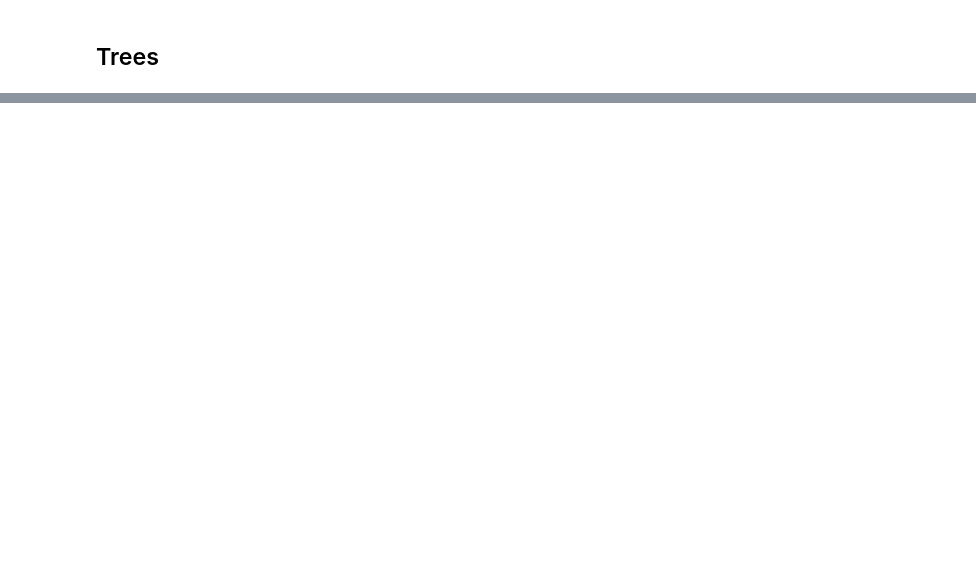
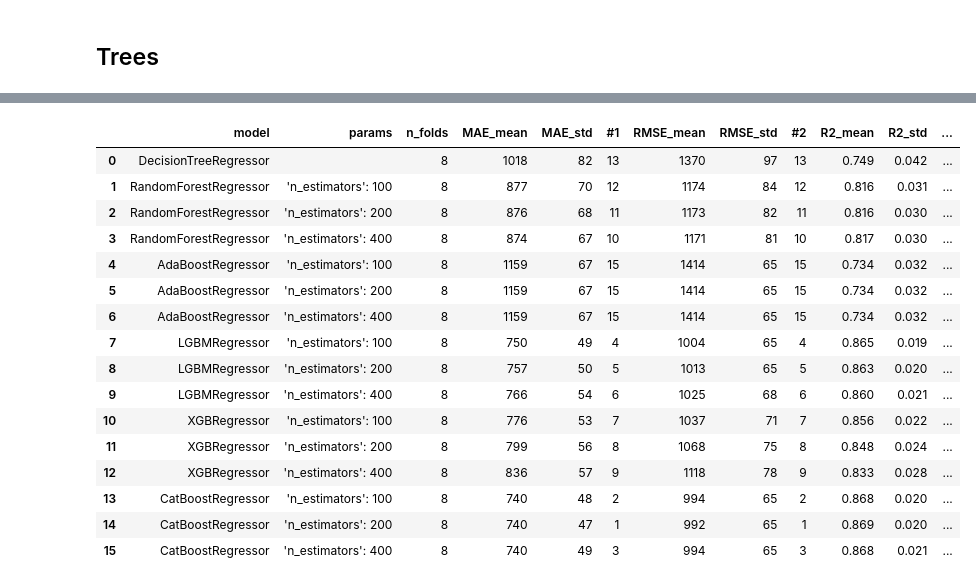
Before and after one commit to WaldemarWalo/DataScienceProjects, a Jupyter notebook: UK_Used_Car_Price_Regression/40.model-most_common_car.ipynb, the cells around one changed output, grey strips where cells are left out. Saved outputs shown, nothing was run; the diff lists cells and outputs as text; code cells hidden in the pictures; blank space fills up the shorter version.

```diff
--- a/UK_Used_Car_Price_Regression/40.model-most_common_car.ipynb
+++ b/UK_Used_Car_Price_Regression/40.model-most_common_car.ipynb
@@ -301,0 +278,36 @@ r = t.grid_exec(
+# %%
+n_est_list = [100, 200, 400]
+models_and_params = [
+    (DecisionTreeRegressor, {}),
+    *[ (RandomForestRegressor,         {'random_state': RS, 'n_estimators': n_e}) for n_e in n_est_list ],
+    *[ (AdaBoostRegressor,             {'random_state': RS, 'n_estimators': n_e}) for n_e in  n_est_list],
+    *[ (LGBMRegressor,                 {'random_state': RS, 'n_estimators': n_e}) for n_e in n_est_list ],
+    *[ (XGBRegressor,                  {'random_state': RS, 'n_estimators': n_e}) for n_e in n_est_list ],
+    *[ (CatBoostRegressor,             {'random_state': RS, 'n_estimators': n_e, 'silent': True, 'allow_writing_files': False}) for n_e in n_est_list ],
+]
+cv = KFold(8)
+metrics = [ mean_absolute_error, m.root_mean_squared_error, r2_score]
+
+_ = t.grid_exec(
+    lambda model: m.cv_regression(model, cv, X, y, metrics),
+    models_and_params,
+    on1Completed = lambda results_1_run: m.display_stats(results_1_run, reverse_rank_idx=[2])
+)
+# %% [output]
+|  | model | params | n_folds | MAE_mean | MAE_std | #1 | RMSE_mean | RMSE_std | #2 | R2_mean | R2_std | ... |
+| 0 | DecisionTreeRegressor |  | 8 | 1018 | 82 | 13 | 1370 | 97 | 13 | 0.749 | 0.042 | ... |
+| 1 | RandomForestRegressor | 'n_estimators': 100 | 8 | 877 | 70 | 12 | 1174 | 84 | 12 | 0.816 | 0.031 | ... |
+| 2 | RandomForestRegressor | 'n_estimators': 200 | 8 | 876 | 68 | 11 | 1173 | 82 | 11 | 0.816 | 0.030 | ... |
+| 3 | RandomForestRegressor | 'n_estimators': 400 | 8 | 874 | 67 | 10 | 1171 | 81 | 10 | 0.817 | 0.030 | ... |
+| 4 | AdaBoostRegressor | 'n_estimators': 100 | 8 | 1159 | 67 | 15 | 1414 | 65 | 15 | 0.734 | 0.032 | ... |
+| 5 | AdaBoostRegressor | 'n_estimators': 200 | 8 | 1159 | 67 | 15 | 1414 | 65 | 15 | 0.734 | 0.032 | ... |
+| 6 | AdaBoostRegressor | 'n_estimators': 400 | 8 | 1159 | 67 | 15 | 1414 | 65 | 15 | 0.734 | 0.032 | ... |
+| 7 | LGBMRegressor | 'n_estimators': 100 | 8 | 750 | 49 | 4 | 1004 | 65 | 4 | 0.865 | 0.019 | ... |
+| 8 | LGBMRegressor | 'n_estimators': 200 | 8 | 757 | 50 | 5 | 1013 | 65 | 5 | 0.863 | 0.020 | ... |
+| 9 | LGBMRegressor | 'n_estimators': 400 | 8 | 766 | 54 | 6 | 1025 | 68 | 6 | 0.860 | 0.021 | ... |
+| 10 | XGBRegressor | 'n_estimators': 100 | 8 | 776 | 53 | 7 | 1037 | 71 | 7 | 0.856 | 0.022 | ... |
+| 11 | XGBRegressor | 'n_estimators': 200 | 8 | 799 | 56 | 8 | 1068 | 75 | 8 | 0.848 | 0.024 | ... |
+| 12 | XGBRegressor | 'n_estimators': 400 | 8 | 836 | 57 | 9 | 1118 | 78 | 9 | 0.833 | 0.028 | ... |
+| 13 | CatBoostRegressor | 'n_estimators': 100 | 8 | 740 | 48 | 2 | 994 | 65 | 2 | 0.868 | 0.020 | ... |
+| 14 | CatBoostRegressor | 'n_estimators': 200 | 8 | 740 | 47 | 1 | 992 | 65 | 1 | 0.869 | 0.020 | ... |
+| 15 | CatBoostRegressor | 'n_estimators': 400 | 8 | 740 | 49 | 3 | 994 | 65 | 3 | 0.868 | 0.021 | ... |
```
Also changed, not shown: parts of 23 cells of this notebook, 5 other files.
